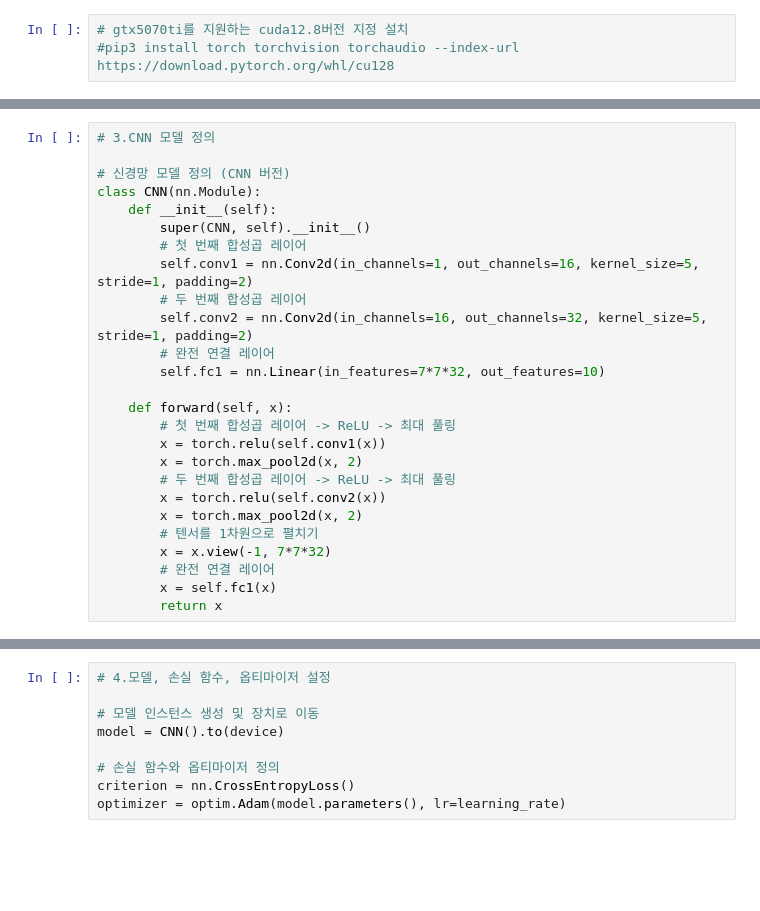
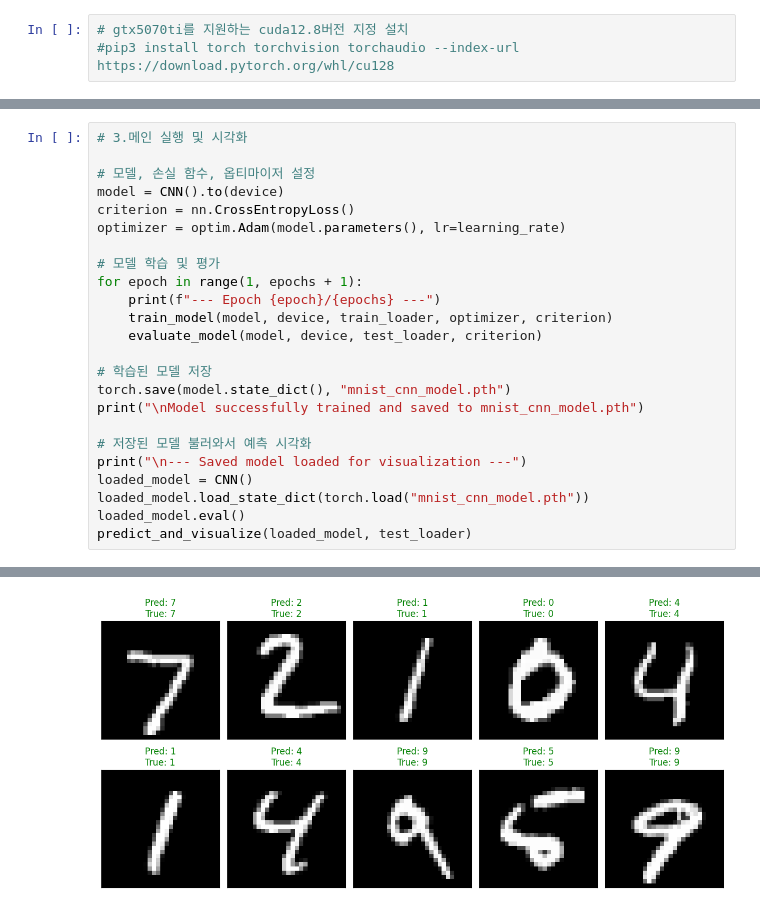
Before and after one commit to kimyoung9689/pytorch-mnist-project, a Jupyter notebook: notebooks/test.ipynb, the cells around one changed output, grey strips where cells are left out. Saved outputs shown, nothing was run; the diff lists cells and outputs as text; blank space fills up the shorter version.

```diff
--- a/notebooks/test.ipynb
+++ b/notebooks/test.ipynb
@@ -63,26 +111,25 @@ test_loader = DataLoader(test_dataset, batch_size=batch_size, shuffle=False)
 # %%
-# 3.CNN 모델 정의
+# 3.메인 실행 및 시각화
 
-# 신경망 모델 정의 (CNN 버전)
-class CNN(nn.Module):
-    def __init__(self):
-        super(CNN, self).__init__()
-        # 첫 번째 합성곱 레이어
-        self.conv1 = nn.Conv2d(in_channels=1, out_channels=16, kernel_size=5, stride=1, padding=2)
-        # 두 번째 합성곱 레이어
-        self.conv2 = nn.Conv2d(in_channels=16, out_channels=32, kernel_size=5, stride=1, padding=2)
-        # 완전 연결 레이어
-        self.fc1 = nn.Linear(in_features=7*7*32, out_features=10)
+# 모델, 손실 함수, 옵티마이저 설정
+model = CNN().to(device)
+criterion = nn.CrossEntropyLoss()
+optimizer = optim.Adam(model.parameters(), lr=learning_rate)
 
-    def forward(self, x):
-        # 첫 번째 합성곱 레이어 -> ReLU -> 최대 풀링
-        x = torch.relu(self.conv1(x))
-        x = torch.max_pool2d(x, 2)
-        # 두 번째 합성곱 레이어 -> ReLU -> 최대 풀링
-        x = torch.relu(self.conv2(x))
-        x = torch.max_pool2d(x, 2)
-        # 텐서를 1차원으로 펼치기
-        x = x.view(-1, 7*7*32)
-        # 완전 연결 레이어
-        x = self.fc1(x)
-        return x
+# 모델 학습 및 평가
+for epoch in range(1, epochs + 1):
+    print(f"--- Epoch {epoch}/{epochs} ---")
+    train_model(model, device, train_loader, optimizer, criterion)
+    evaluate_model(model, device, test_loader, criterion)
+
+# 학습된 모델 저장
+torch.save(model.state_dict(), "mnist_cnn_model.pth")
+print("\nModel successfully trained and saved to mnist_cnn_model.pth")
+
+# 저장된 모델 불러와서 예측 시각화
+print("\n--- Saved model loaded for visualization ---")
+loaded_model = CNN()
+loaded_model.load_state_dict(torch.load("mnist_cnn_model.pth"))
+loaded_model.eval()
+predict_and_visualize(loaded_model, test_loader)
+# %% [output]
@@ -89,9 +153 @@ class CNN(nn.Module):
+[figure, added]
-# %%
-# 4.모델, 손실 함수, 옵티마이저 설정
-
-# 모델 인스턴스 생성 및 장치로 이동
-model = CNN().to(device)
-
-# 손실 함수와 옵티마이저 정의
-criterion = nn.CrossEntropyLoss()
-optimizer = optim.Adam(model.parameters(), lr=learning_rate)
```
Also changed, not shown: parts of 6 cells of this notebook, 1 other file.
